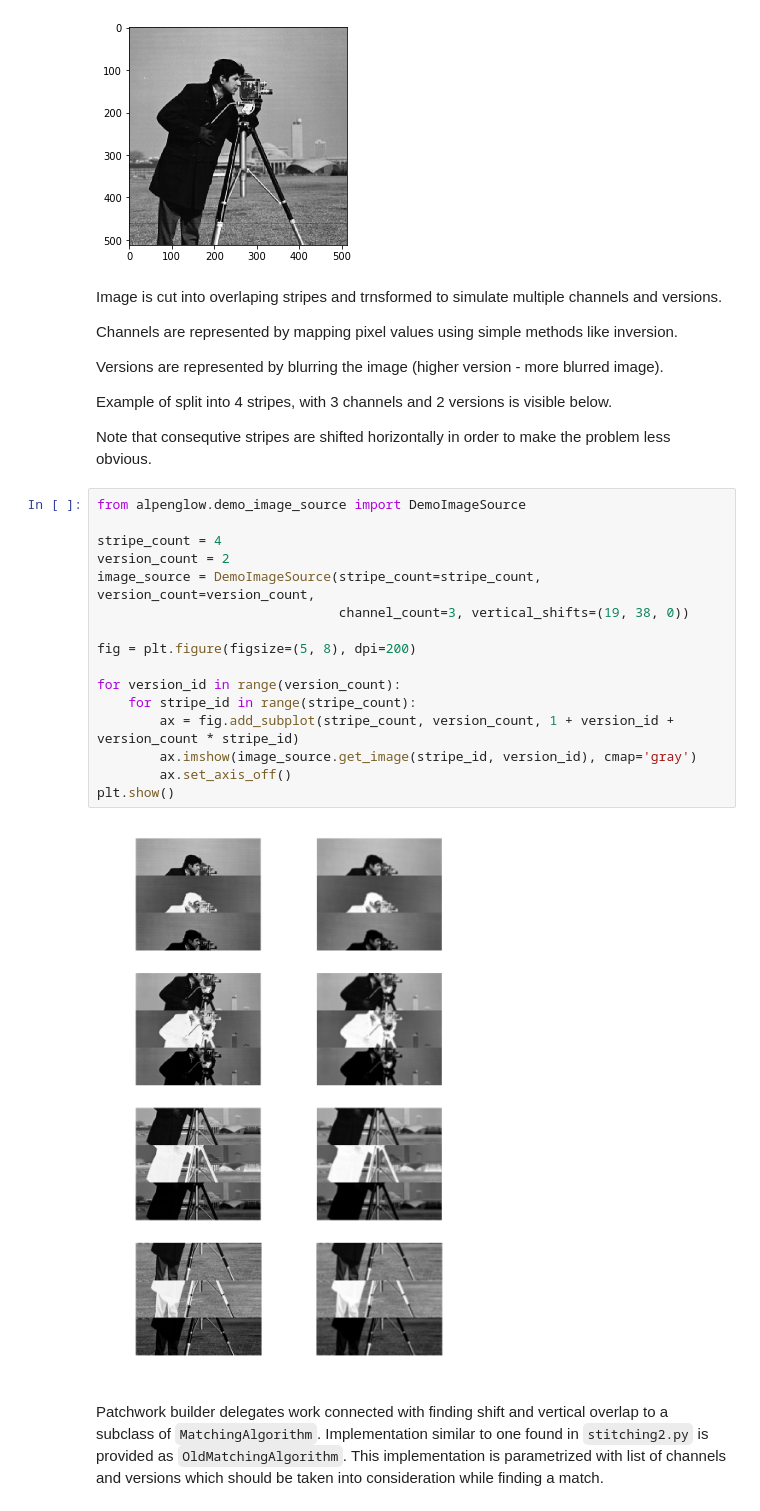
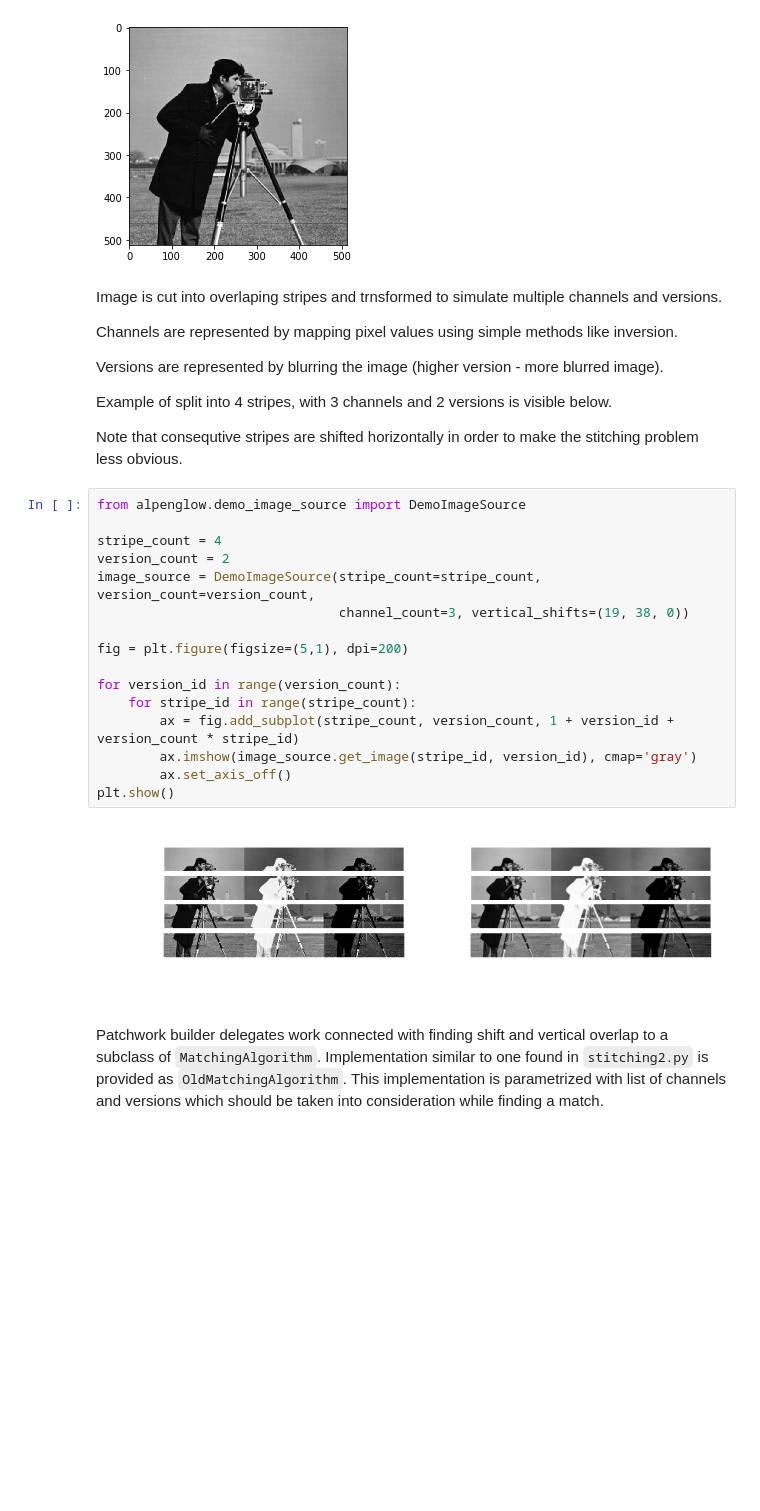
Before and after one commit to tpawlowski/alpenglow, a Jupyter notebook: notebooks/2018-01-08-refactored-demo.ipynb, the cells around one changed output. Saved outputs shown, nothing was run; the diff lists cells and outputs as text; blank space fills up the shorter version.

```diff
--- a/notebooks/2018-01-08-refactored-demo.ipynb
+++ b/notebooks/2018-01-08-refactored-demo.ipynb
@@ -24,25 +24,25 @@ Versions are represented by blurring the image (higher version - more blurred im
 
 Example of split into 4 stripes, with 3 channels and 2 versions is visible below.
 
-Note that consequtive stripes are shifted horizontally in order to make the problem less obvious.
+Note that consequtive stripes are shifted horizontally in order to make the stitching problem less obvious.
 # %%
 from alpenglow.demo_image_source import DemoImageSource
 
 stripe_count = 4
 version_count = 2
 image_source = DemoImageSource(stripe_count=stripe_count, version_count=version_count,
                                channel_count=3, vertical_shifts=(19, 38, 0))
 
-fig = plt.figure(figsize=(5, 8), dpi=200)
+fig = plt.figure(figsize=(5,1), dpi=200)
 
 for version_id in range(version_count):
     for stripe_id in range(stripe_count):
         ax = fig.add_subplot(stripe_count, version_count, 1 + version_id + version_count * stripe_id)
         ax.imshow(image_source.get_image(stripe_id, version_id), cmap='gray')
         ax.set_axis_off()
 plt.show()
 # %% [output]
-[figure, old version]
+[figure, new version]
 # %% [markdown]
 Patchwork builder delegates work connected with finding shift and vertical overlap to a subclass of `MatchingAlgorithm`. Implementation similar to one found in `stitching2.py` is provided as `OldMatchingAlgorithm`. This implementation is parametrized with list of channels and versions which should be taken into consideration while finding a match.
 # %%
```
Also changed, not shown: parts of 1 cell of this notebook, 11 other files.
